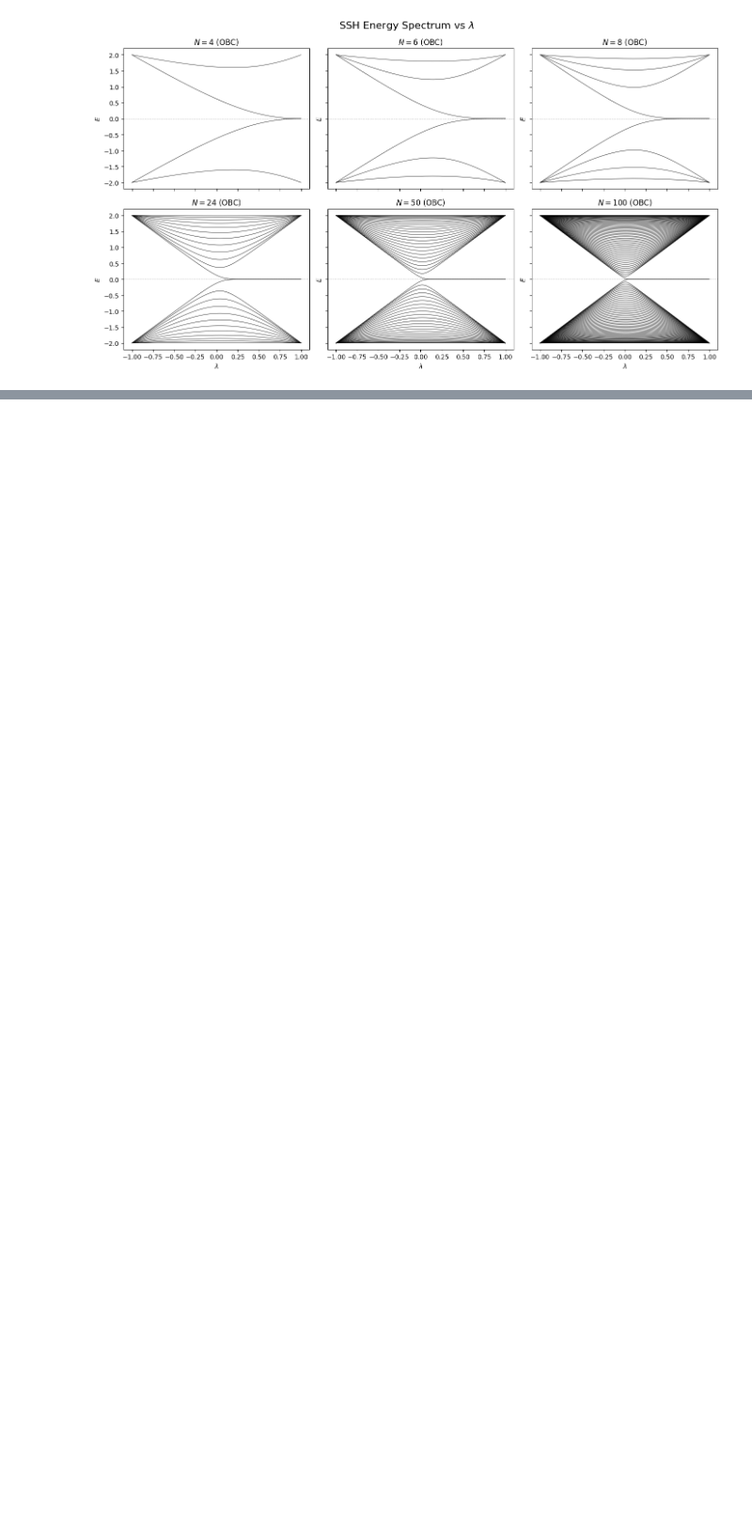
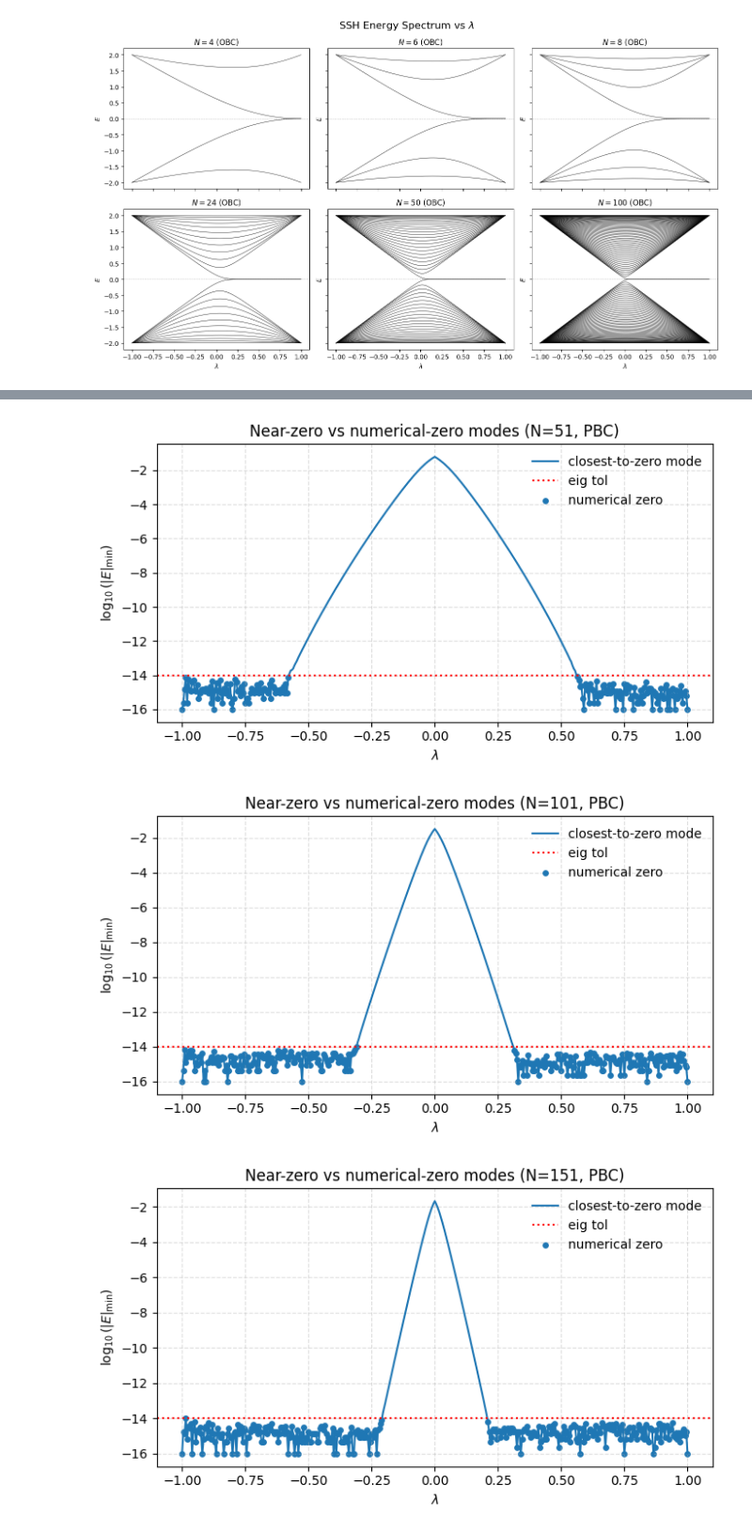
Before and after one commit to zeynepnursahinel/valorization-defect-chain, a Jupyter notebook: notebooks/defect_chain.ipynb, the cells around one changed output, grey strips where cells are left out. Shown at 94% size. Cells and saved outputs as stored; diff of their text form; code cells hidden in the pictures; blank space fills up the shorter version.

```diff
--- a/notebooks/defect_chain.ipynb
+++ b/notebooks/defect_chain.ipynb
@@ -133,0 +120,12 @@ NameError: name 'plot_min_abs_energy_vs_lambda' is not defined
+# %%
+for N in [51, 101, 151, 201, 301, 501]:
+    analyze_zero_mode_vs_lambda(
+        N=N,
+        periodic=True,
+        log10y=True,
+        tol_eig=1e-14
+    )
+# %% [output]
+[figure, added]
+[figure, added]
+[figure, added]
```
Also changed, not shown: parts of 17 cells of this notebook, 17 other files.
